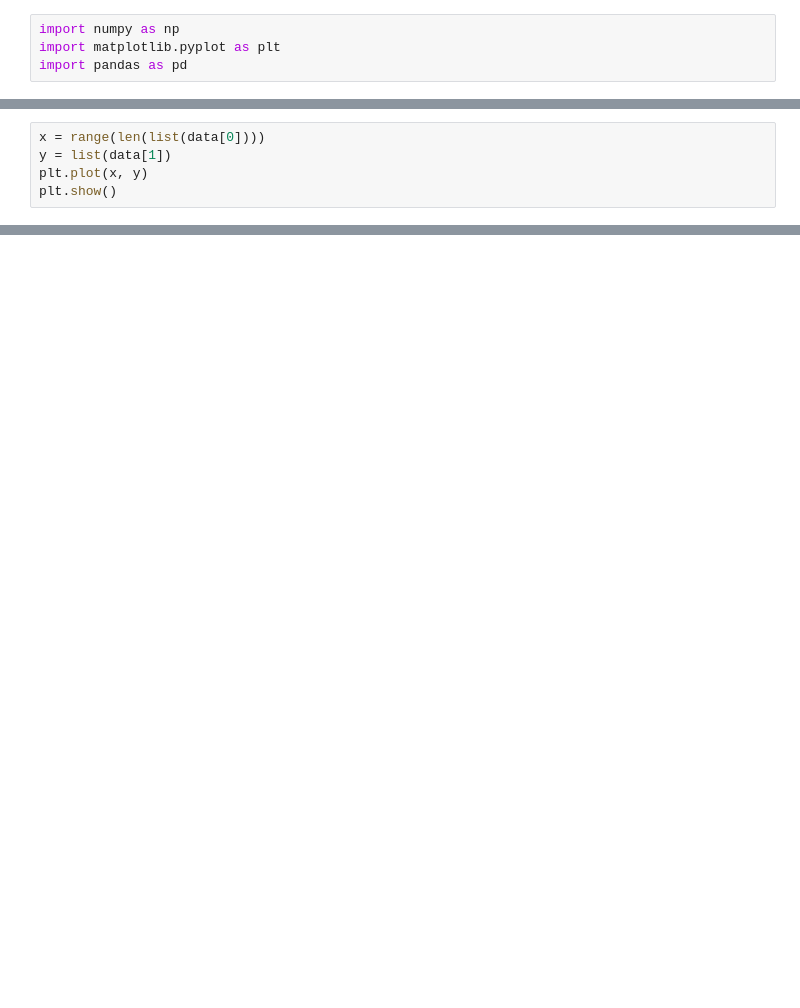
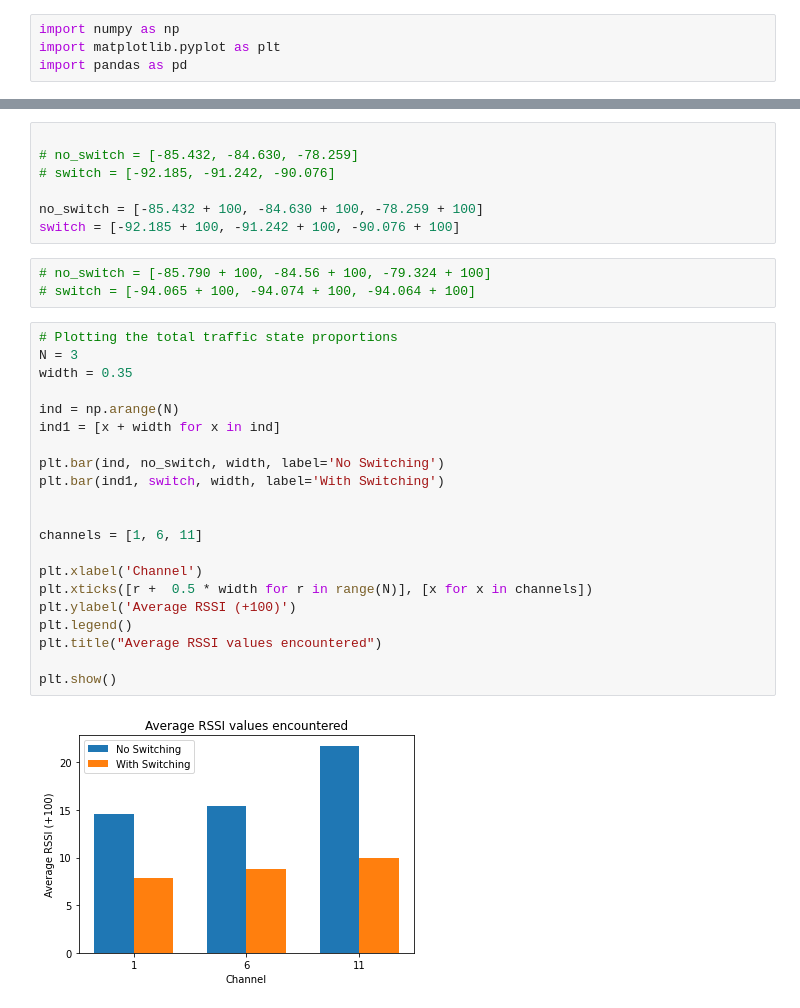
Before and after one commit to daraghk/USRP-streaming, a Jupyter notebook: graphing.ipynb, the cells around one changed output, grey strips where cells are left out. Saved outputs shown, nothing was run; the diff lists cells and outputs as text; blank space fills up the shorter version.

```diff
--- a/graphing.ipynb
+++ b/graphing.ipynb
@@ -18,5 +17,0 @@ data.describe()
-# %%
-x = range(len(list(data[0])))
-y = list(data[1])
-plt.plot(x, y)
-plt.show()
@@ -24,0 +75,33 @@ KeyError: 0
+# %%
+
+# no_switch = [-85.432, -84.630, -78.259]
+# switch = [-92.185, -91.242, -90.076]
+
+no_switch = [-85.432 + 100, -84.630 + 100, -78.259 + 100]
+switch = [-92.185 + 100, -91.242 + 100, -90.076 + 100]
+# %%
+# no_switch = [-85.790 + 100, -84.56 + 100, -79.324 + 100]
+# switch = [-94.065 + 100, -94.074 + 100, -94.064 + 100]
+# %%
+# Plotting the total traffic state proportions
+N = 3
+width = 0.35
+
+ind = np.arange(N)
+ind1 = [x + width for x in ind]
+
+plt.bar(ind, no_switch, width, label='No Switching')
+plt.bar(ind1, switch, width, label='With Switching')
+
+
+channels = [1, 6, 11]
+
+plt.xlabel('Channel')
+plt.xticks([r +  0.5 * width for r in range(N)], [x for x in channels])
+plt.ylabel('Average RSSI (+100)')
+plt.legend()
+plt.title("Average RSSI values encountered")
+
+plt.show()
+# %% [output]
+[figure, added]
```
Also changed, not shown: parts of 8 cells of this notebook, 4 other files.
